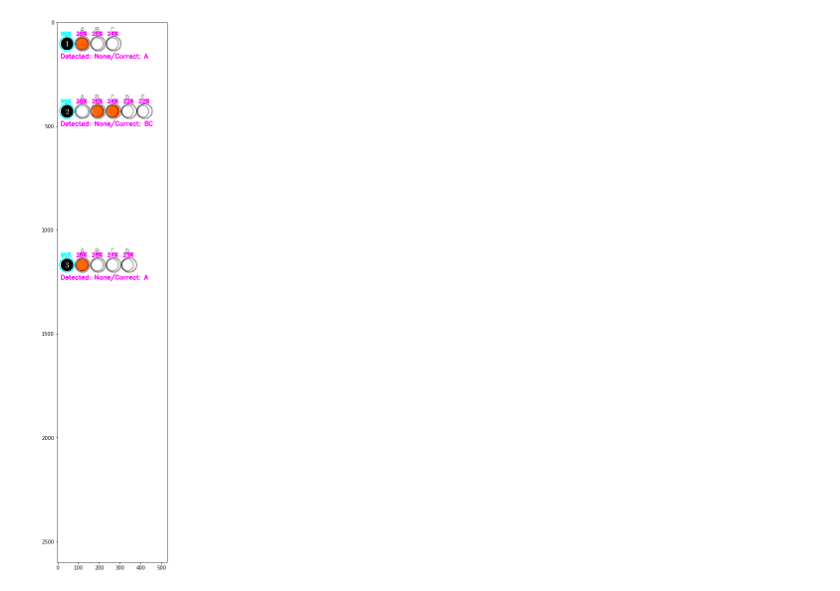
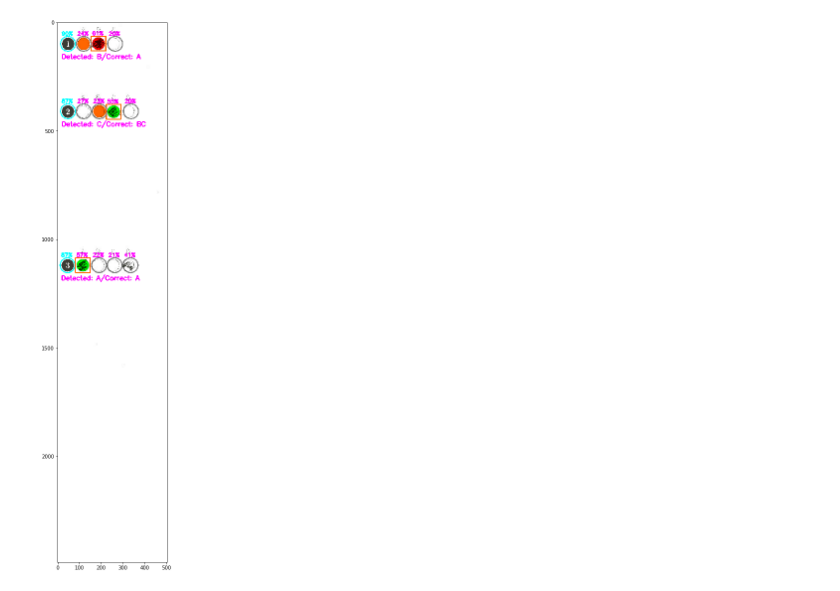
Before and after one commit to liuq/omrexams, a Jupyter notebook: detector/detect_circles.ipynb, the cells around one changed output. Saved outputs shown, nothing was run; the diff lists cells and outputs as text; code cells hidden in the pictures.

```diff
--- a/detector/detect_circles.ipynb
+++ b/detector/detect_circles.ipynb
@@ -187,13 +190,13 @@ def detect_circles_blob(roi, metadata):
     gray = cv2.GaussianBlur(gray, (11, 11), 2)
 
     params = cv2.SimpleBlobDetector_Params()
-    params.minDistBetweenBlobs = 1.2 * metadata['bubble_size']
+    params.minDistBetweenBlobs = metadata['bubble_size']
     #params.filterByColor = False
     #blobColor = 0
 
     # Filter by Area.
     params.filterByArea = True
-    params.minArea = metadata['bubble_area'] * 0.9
+    params.minArea = metadata['bubble_area'] * 0.8
     params.maxArea = metadata['bubble_area'] * 1.8
 
     # Change thresholds
@@ -220,7 +223,7 @@ def detect_circles_blob(roi, metadata):
                                    cv2.THRESH_BINARY_INV, 11, 2)
     binary += cv2.threshold(gray, 127, 255, cv2.THRESH_BINARY_INV)[1]
 
-    return binary, circles
+    return binary, circles, []
 # %%
 def detect_circles_laplacian(roi, metadata):
     def round_up_to_odd(f):
@@ -261,5 +264,5 @@ def detect_circles_laplacian(roi, metadata):
 # %%
-def process_circles(roi, binary, circles, metadata, offset=5, xdistance=1.25):
+def process_circles(roi, binary, circles, empty_circles, metadata, offset=5, xdistance=1.25):
     def circle_intersection_area(c1, c2):
         r1, r2 = c1[2], c2[2]
         d = np.linalg.norm(np.array(c1[:2]) - np.array(c2[:2])) + np.finfo(float).eps
@@ -288,9 +291,6 @@ def process_circles(roi, binary, circles, metadata, offset=5, xdistance=1.25):
     reference_circles = [c for c in circles if abs(c[0] - pivot[0]) <= pivot[2]]
     # all the other are the answer circles
     other_circles = [c for c in circles if abs(c[0] - pivot[0]) > pivot[2]]
-    # compute the mean area of the reference circles (helping to identify the filled ones later)
-    median_area = np.median(np.fromiter((c[2] * c[2] * np.pi for c in reference_circles), np.float))
-    median_radius = np.median(np.fromiter((c[2] for c in reference_circles), np.float))
     # highlight the reference circles
     for c in reference_circles:
         highlight_circle(mask, c, CYAN)
@@ -307,6 +307,12 @@ def process_circles(roi, binary, circles, metadata, offset=5, xdistance=1.25):
         ydist = np.fromiter((abs(c[1] - rc[1]) for rc in reference_circles), int)
         reference_circle = reference_circles[np.argmin(ydist)]
         answer_circles[reference_circle].append(tuple(list(c) + [True]))
+    # and the empty ones (they are meaningful only for edge detection)
+    for c in empty_circles:
+        # find the closest reference circle, w.r.t. y coordinate
+        ydist = np.fromiter((abs(c[1] - rc[1]) for rc in reference_circles), int)
+        reference_circle = reference_circles[np.argmin(ydist)]
+        answer_circles[reference_circle].append(tuple(list(c) + [False]))
     # now consider each reference circle from the topmost one down
     answer_circles = sorted(answer_circles.items(), key=lambda item: item[0][1])
     # check whether questions and the expected sequence of answers match
@@ -323,6 +329,8 @@ def process_circles(roi, binary, circles, metadata, offset=5, xdistance=1.25):
         # each circle has a distance ratio specified by the xdistance parameter from the
         # previous one
         reference_circle = ac[0]
+        reference_radius = reference_circle[2]
+        reference_area = reference_radius * reference_radius * np.pi
         given_answers = sorted(ac[1])
         for c in given_answers:
             highlight_circle(mask, c, ORANGE, shape="rectangle")
@@ -330,8 +338,8 @@ def process_circles(roi, binary, circles, metadata, offset=5, xdistance=1.25):
         #       another assumption is that the maximum number of answers is 10
         for j in range(1, 11):
             # this is a phantom circle that should be present in the image
-            c = np.array(reference_circle[:2]) + [j * xdistance * 2 * median_radius, 0]
-            c = tuple(list(c) + [median_radius])
+            c = np.array(reference_circle[:2]) + [j * xdistance * 2 * reference_radius, 0]
+            c = tuple(list(c) + [reference_radius])
             # check if the phantom circle is outside the roi image
             if c[0] + c[2] > binary.shape[0]:
                 break
@@ -343,7 +351,7 @@ def process_circles(roi, binary, circles, metadata, offset=5, xdistance=1.25):
             for a in given_answers:
                 # the two circles intersect
                 intersection_area = circle_intersection_area(c, a)
-                if intersection_area > 0.5 * min(median_area, median_radius * median_radius * np.pi): # the two circles coincide
+                if intersection_area > 0.5 * min(reference_area, reference_radius * reference_radius * np.pi): # the two circles coincide
                     found = True
                     break
             if not found:
@@ -352,7 +360,7 @@ def process_circles(roi, binary, circles, metadata, offset=5, xdistance=1.25):
                 given_answers.append(c)
         given_answers = sorted(given_answers)
         for j, c in enumerate(given_answers):
-            r = "ABCDEFGHIJKLMNOPQRSTUVWXYZ"[j]
+            r = chr(j + ord('A'))
             all_res.add(r)
             filled_area = circle_filled_area(binary, c)
             text = "{0:.0%}".format(filled_area)
@@ -405,19 +413,19 @@ def run(filename="prova.pdf", **kwargs):
     #    print(correction)
         plt.imshow(page)
 # %%
-filename = "prova.pdf"
+filename = "prova_scansione.pdf"
 kwargs = { 'only': 1 }
 
 pdf = read_pdf(filename)
 for i, page in enumerate(pdf):
     if 'only' in kwargs and i != kwargs['only'] - 1:
         continue
     roi, metadata = prepare_roi(page)
-    binary, circles = detect_circles_edges(roi, metadata)
+    binary, circles, empty_circles = detect_circles_blob(roi, metadata)
     assert len(circles) > 0, "No circle has been found"
-    correction, mask = process_circles(roi, binary, circles, metadata)
+    correction, mask = process_circles(roi, binary, circles, empty_circles, metadata)
     #print(correction)
     superimposed = cv2.bitwise_and(mask, roi) #cv2.addWeighted(mask, 0.7, roi, 0.3, 0.0)
     plt.imshow(superimposed)
 # %% [output]
-[figure, old version]
+[figure, new version]
```
Also changed, not shown: parts of 2 cells of this notebook, 2 other files.
